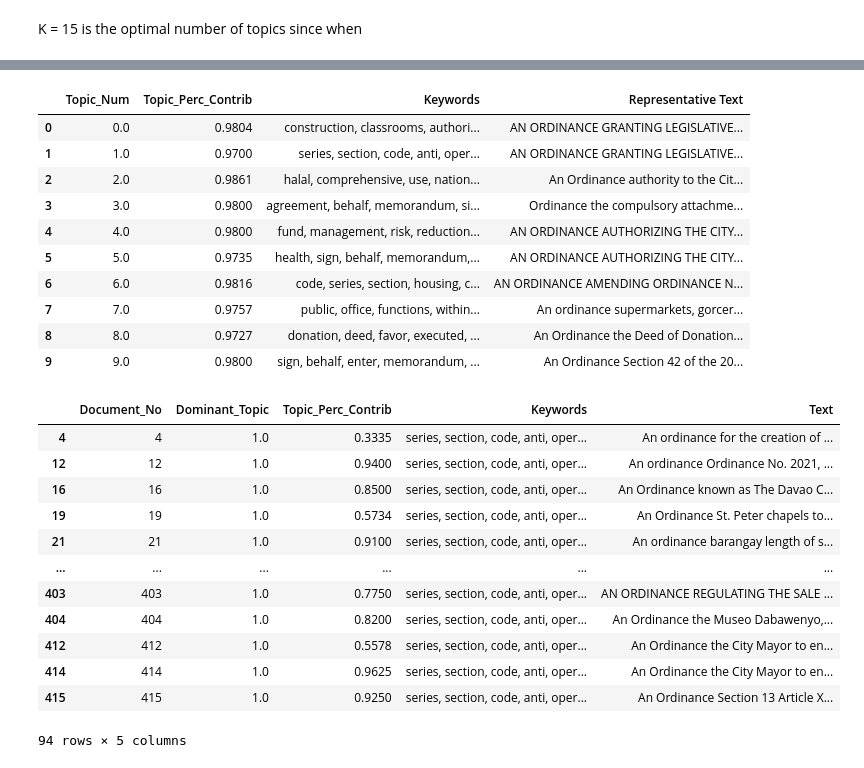
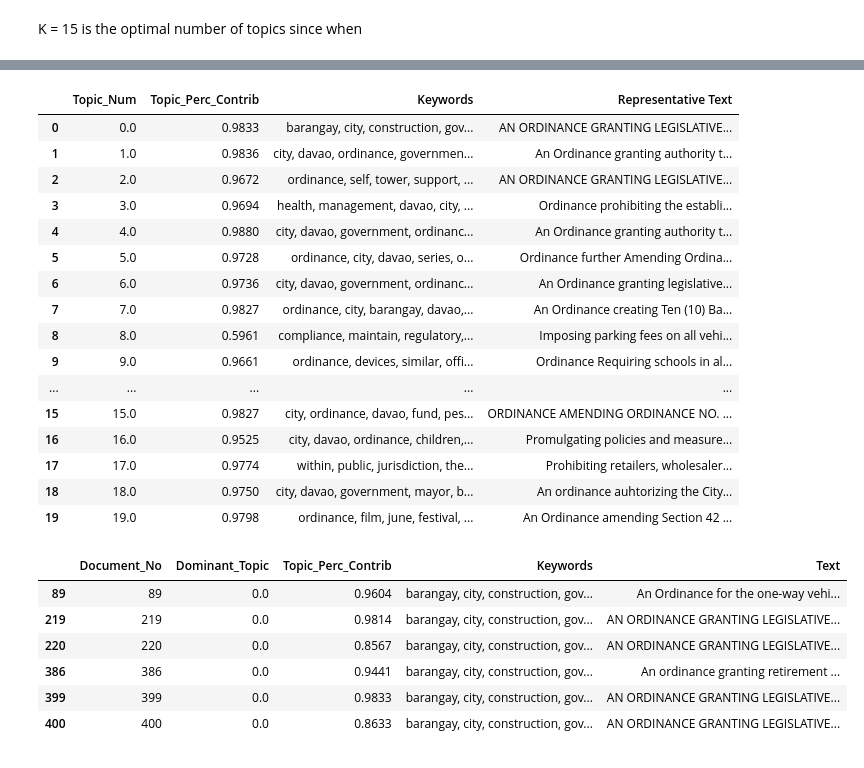
Before and after one commit to crorsavir54/ordinance-LDAmodel, a Jupyter notebook: davao_lda.ipynb, the cells around one changed output, grey strips where cells are left out. Cells and saved outputs as stored; diff of their text form; code cells hidden in the pictures.

```diff
--- a/davao_lda.ipynb
+++ b/davao_lda.ipynb
@@ -32,7 +32,8 @@ from pprint import pprint
 # %%
 from nltk.corpus import stopwords
 stop_words = stopwords.words('english')
-stop_words.extend(['davao', 'city', 'government','ordinance','barangay', 'known','otherwise','thereof','therefor','purposes','mayor','amended'])
+# stop_words.extend(['davao','city','government','ordinance','series'])
+# stop_words.extend(['davao', 'city', 'government','ordinance','barangay', 'known','otherwise','thereof','therefor','purposes','mayor','amended', 'series','enter','sign'])
 # stop_words.extend(['thereof','shall','barangay','ordinance','known','otherwise','city','davao','government','memorandum','code','sign','mayor','behalf','series','purposes','comprehensive','agreement','enter','section','entered','amended'])
 # stop_words.extend(['ordinance','government','series','amending','otherwise','known','davao','city','government','sign','purposes','behalf','authorizing','providing',
 # 'section','granting','providing','use','sign','code','thereof','agreement','enter','use','act','ii','xi','article','memorandum','barangay','mayor'])
@@ -76,9 +77,15 @@ Use regular expression to remove words ending with ING.
 (Seems to improve topics)
 # %%
 import re
-# data = [re.sub("\'", "", sent) for sent in data]
-# data = [re.sub("\"", "", sent) for sent in data]
-data = [re.sub("\'", "", sent) for sent in data]
-data = [re.sub("\"", "", sent) for sent in data]
-# data = [re.sub('\S*ING\S*\s?', '', sent) for sent in data]
-data = [re.sub(r'\b(\w+ing)\b', '', sent) for sent in data]
+newStops = []
+i = 0
+# add words next to ordinance to stops words list
+while i < len(data):
+    try:
+        newStops.append(re.search(r'(?<=Ordinance )(\w+)', data[i]).group(1))
+    except AttributeError:
+        None
+    i +=1
+stop_words.extend(newStops)
+print(len(data))
+print(new)
@@ -230,7 +240,7 @@ Model: ( 10 ) Num Topics = 55  has Coherence Value of 0.4622
 # %% [markdown]
 K = 15 is the optimal number of topics since when
 # %%
-optimal_model = model_list[1]
+optimal_model = model_list[3]
 model_topics = optimal_model.show_topics(formatted=False)
 pprint(optimal_model.print_topics(num_words=10))
 # %% [output]
@@ -320,36 +330,36 @@ sent_topics_sorteddf.columns = ['Topic_Num', "Topic_Perc_Contrib", "Keywords", "
 sent_topics_sorteddf.head(55)
 # %% [output]
 |  | Topic_Num | Topic_Perc_Contrib | Keywords | Representative Text |
-| 0 | 0.0 | 0.9804 | construction, classrooms, authori... | AN ORDINANCE GRANTING LEGISLATIVE... |
-| 1 | 1.0 | 0.9700 | series, section, code, anti, oper... | AN ORDINANCE GRANTING LEGISLATIVE... |
-| 2 | 2.0 | 0.9861 | halal, comprehensive, use, nation... | An Ordinance authority to the Cit... |
-| 3 | 3.0 | 0.9800 | agreement, behalf, memorandum, si... | Ordinance the compulsory attachme... |
-| 4 | 4.0 | 0.9800 | fund, management, risk, reduction... | AN ORDINANCE AUTHORIZING THE CITY... |
-| 5 | 5.0 | 0.9735 | health, sign, behalf, memorandum,... | AN ORDINANCE AUTHORIZING THE CITY... |
-| 6 | 6.0 | 0.9816 | code, series, section, housing, c... | AN ORDINANCE AMENDING ORDINANCE N... |
-| 7 | 7.0 | 0.9757 | public, office, functions, within... | An ordinance supermarkets, gorcer... |
-| 8 | 8.0 | 0.9727 | donation, deed, favor, executed, ... | An Ordinance the Deed of Donation... |
-| 9 | 9.0 | 0.9800 | sign, behalf, enter, memorandum, ... | An Ordinance Section 42 of the 20... |
+| 0 | 0.0 | 0.9833 | barangay, city, construction, gov... | AN ORDINANCE GRANTING LEGISLATIVE... |
+| 1 | 1.0 | 0.9836 | city, davao, ordinance, governmen... | An Ordinance granting authority t... |
+| 2 | 2.0 | 0.9672 | ordinance, self, tower, support, ... | AN ORDINANCE GRANTING LEGISLATIVE... |
+| 3 | 3.0 | 0.9694 | health, management, davao, city, ... | Ordinance prohibiting the establi... |
+| 4 | 4.0 | 0.9880 | city, davao, government, ordinanc... | An Ordinance granting authority t... |
+| 5 | 5.0 | 0.9728 | ordinance, city, davao, series, o... | Ordinance further Amending Ordina... |
+| 6 | 6.0 | 0.9736 | city, davao, government, ordinanc... | An Ordinance granting legislative... |
+| 7 | 7.0 | 0.9827 | ordinance, city, barangay, davao,... | An Ordinance creating Ten (10) Ba... |
+| 8 | 8.0 | 0.5961 | compliance, maintain, regulatory,... | Imposing parking fees on all vehi... |
+| 9 | 9.0 | 0.9661 | ordinance, devices, similar, offi... | Ordinance Requiring schools in al... |
+| ... | ... | ... | ... | ... |
+| 15 | 15.0 | 0.9827 | city, ordinance, davao, fund, pes... | ORDINANCE AMENDING ORDINANCE NO. ... |
+| 16 | 16.0 | 0.9525 | city, davao, ordinance, children,... | Promulgating policies and measure... |
+| 17 | 17.0 | 0.9774 | within, public, jurisdiction, the... | Prohibiting retailers, wholesaler... |
+| 18 | 18.0 | 0.9750 | city, davao, government, mayor, b... | An ordinance auhtorizing the City... |
+| 19 | 19.0 | 0.9798 | ordinance, film, june, festival, ... | An Ordinance amending Section 42 ... |
 # %%
 # df_sorted_by_topic = df_dominant_topic.sort_values(by=['Dominant_Topic'])
 # documents with topic 7.0 as dominant topic
-df_sorted_by_topic = df_dominant_topic.loc[df_dominant_topic['Dominant_Topic'] == 1.0]
+df_sorted_by_topic = df_dominant_topic.loc[df_dominant_topic['Dominant_Topic'] == 0.0]
 
 df_sorted_by_topic
 # %% [output]
 |  | Document_No | Dominant_Topic | Topic_Perc_Contrib | Keywords | Text |
-| 4 | 4 | 1.0 | 0.3335 | series, section, code, anti, oper... | An ordinance for the creation of ... |
-| 12 | 12 | 1.0 | 0.9400 | series, section, code, anti, oper... | An ordinance Ordinance No. 2021, ... |
-| 16 | 16 | 1.0 | 0.8500 | series, section, code, anti, oper... | An Ordinance known as The Davao C... |
-| 19 | 19 | 1.0 | 0.5734 | series, section, code, anti, oper... | An Ordinance St. Peter chapels to... |
-| 21 | 21 | 1.0 | 0.9100 | series, section, code, anti, oper... | An ordinance barangay length of s... |
-| ... | ... | ... | ... | ... | ... |
-| 403 | 403 | 1.0 | 0.7750 | series, section, code, anti, oper... | AN ORDINANCE REGULATING THE SALE ... |
-| 404 | 404 | 1.0 | 0.8200 | series, section, code, anti, oper... | An Ordinance the Museo Dabawenyo,... |
-| 412 | 412 | 1.0 | 0.5578 | series, section, code, anti, oper... | An Ordinance the City Mayor to en... |
-| 414 | 414 | 1.0 | 0.9625 | series, section, code, anti, oper... | An Ordinance the City Mayor to en... |
-| 415 | 415 | 1.0 | 0.9250 | series, section, code, anti, oper... | An Ordinance Section 13 Article X... |
+| 89 | 89 | 0.0 | 0.9604 | barangay, city, construction, gov... | An Ordinance for the one-way vehi... |
+| 219 | 219 | 0.0 | 0.9814 | barangay, city, construction, gov... | AN ORDINANCE GRANTING LEGISLATIVE... |
+| 220 | 220 | 0.0 | 0.8567 | barangay, city, construction, gov... | AN ORDINANCE GRANTING LEGISLATIVE... |
+| 386 | 386 | 0.0 | 0.9441 | barangay, city, construction, gov... | An ordinance granting retirement ... |
+| 399 | 399 | 0.0 | 0.9833 | barangay, city, construction, gov... | AN ORDINANCE GRANTING LEGISLATIVE... |
+| 400 | 400 | 0.0 | 0.8633 | barangay, city, construction, gov... | AN ORDINANCE GRANTING LEGISLATIVE... |
-94 rows × 5 columns
 # %%
 vis = pyLDAvis.gensim_models.prepare(optimal_model, corpus, id2word)
 pyLDAvis.display(vis)
```
Also changed, not shown: parts of 7 cells of this notebook.
